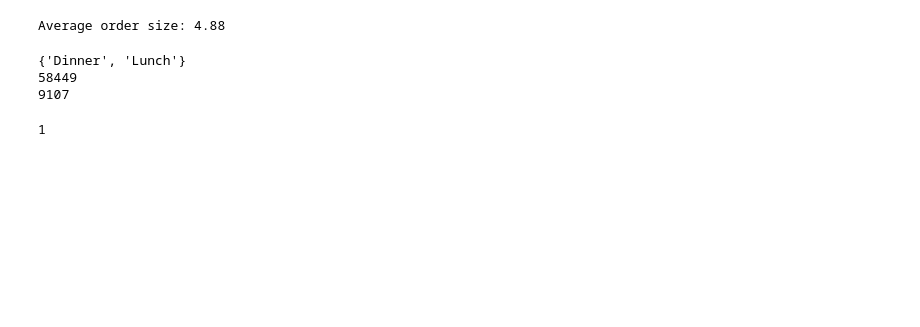
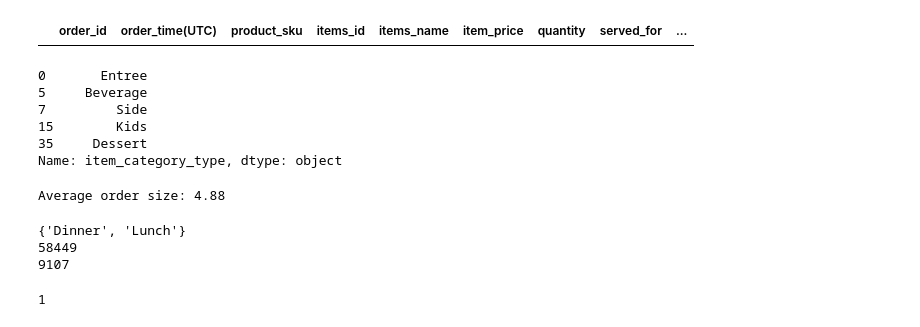
Before and after one commit to ocsc-datascience/EatsEncore, a Jupyter notebook: ml/data_exploration.ipynb, the cells around one changed output. Saved outputs shown, nothing was run; the diff lists cells and outputs as text; code cells hidden in the pictures; blank space fills up the shorter version.

Commit message:
fix data

```diff
--- a/ml/data_exploration.ipynb
+++ b/ml/data_exploration.ipynb
@@ -3,6 +3,6 @@ import pandas as pd
 import numpy as np
 from apyori import apriori
 # %%
-df = pd.read_csv("../data/location1_cleaned.csv")
+df = pd.read_csv("../data/location2_cleaned.csv")
 df_prods = pd.read_csv("../data_engineering/product_image_mapping.csv")
 # %%
@@ -26,3 +12,17 @@ df.head(10)
+# %%
+xx = df[ df['item_category_type'] == "Assrtd Ftn Bev Lg Included Optional Modifiers"]
+xx.head()
+# %% [output]
+|  | order_id | order_time(UTC) | product_sku | items_id | items_name | item_price | quantity | served_for | ... |
+# %%
+df['item_category_type'].drop_duplicates()
+# %% [output]
+0       Entree
+5     Beverage
+7         Side
+15        Kids
+35     Dessert
+Name: item_category_type, dtype: object
 # %%
 typical_order_size = df.groupby('order_id').count()['items_name'].mean()
 print(f"Average order size: {typical_order_size:.2f}")
```
Also changed, not shown: parts of 4 cells of this notebook, 2 other files.
